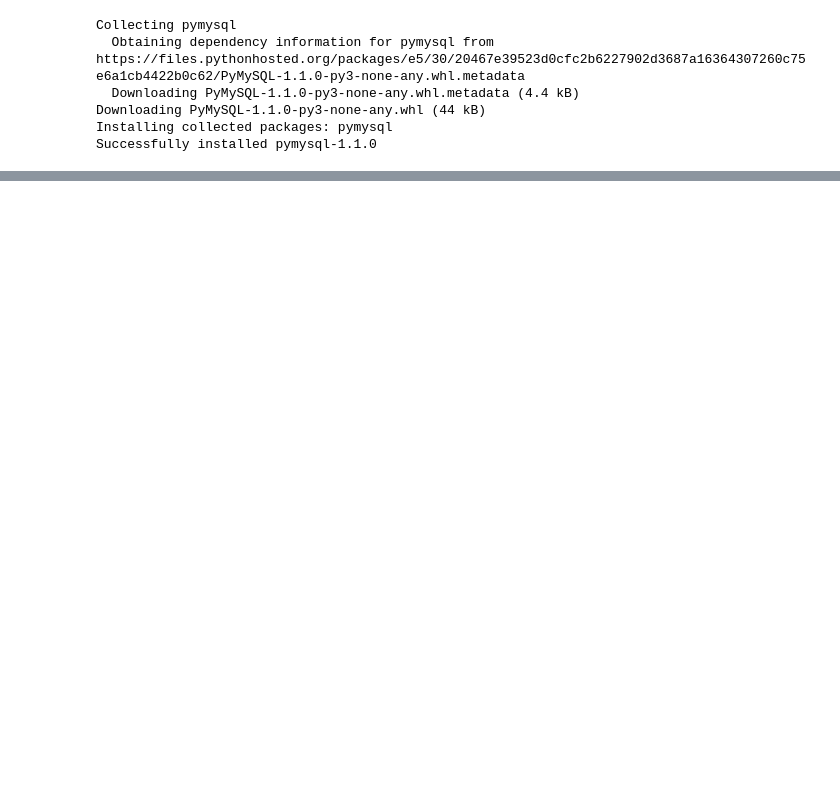
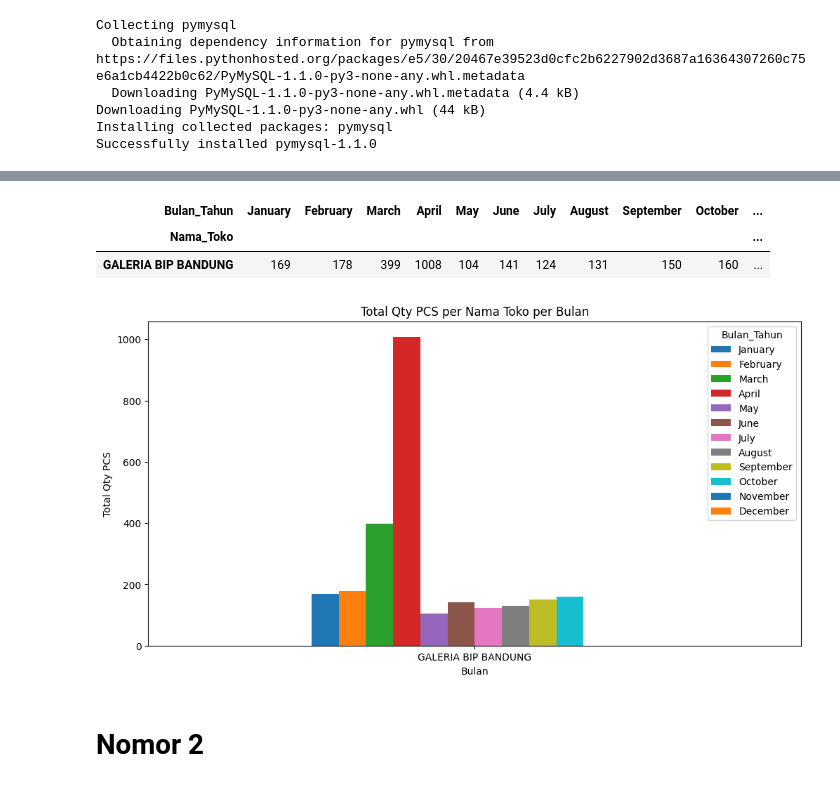
Before and after one commit to sntdshrly/dwi-putra-sakti-notebook, a Jupyter notebook: dps-pymysql-notebook.ipynb, the cells around one changed output, grey strips where cells are left out. Drawn from its saved outputs; the diff is of its cells as text; code cells hidden in the pictures; blank space fills up the shorter version.

```diff
--- a/dps-pymysql-notebook.ipynb
+++ b/dps-pymysql-notebook.ipynb
@@ -67,0 +101,7 @@ connection.close()
+# %%
+# Ubah tipe data 'object' ke dalam 'integer'
+df['Total_Qty_PCS'] = df['Total_Qty_PCS'].astype(int)
+# %%
+# Ubah 'Bulan_Tahun' ke dalam nama bulan
+df['Bulan_Tahun'] = pd.to_datetime(df['Bulan_Tahun'], format='%Y%m').dt.strftime('%B')
+df
@@ -67,0 +122,5 @@ connection.close()
+# %%
+# 'custom_order' : digunakan untuk patokan mengurutkan data
+custom_order = ['January', 'February', 'March', 'April', 'May', 'June', 'July', 'August', 'September', 'October', 'November', 'December']
+df['Bulan_Tahun'] = pd.Categorical(df['Bulan_Tahun'], categories=custom_order, ordered=True)
+df
@@ -67,0 +141,22 @@ connection.close()
+# %%
+# Group nama toko, bulan_tahun, dan total qty pcs
+grouped_data_months = df.groupby(['Nama_Toko', 'Bulan_Tahun'])['Total_Qty_PCS'].sum().unstack().fillna(0)
+grouped_data_months
+# %% [output]
+| Bulan_Tahun | January | February | March | April | May | June | July | August | September | October | ... |
+| Nama_Toko |  |  |  |  |  |  |  |  |  |  | ... |
+| GALERIA BIP BANDUNG | 169 | 178 | 399 | 1008 | 104 | 141 | 124 | 131 | 150 | 160 | ... |
+# %%
+# Plot bar chart
+ax = grouped_data_months.plot(kind='bar', figsize=(12, 6))
+plt.title('Total Qty PCS per Nama Toko per Bulan')
+plt.xlabel('Bulan')
+plt.ylabel('Total Qty PCS')
+plt.xticks(rotation=0)  # Putar x-axis labels ke 0 derajat
+
+# Tampilkan plot
+plt.show()
+# %% [output]
+[figure, added]
+# %% [markdown]
+# Nomor 2
```
Also changed, not shown: parts of 82 cells of this notebook.
